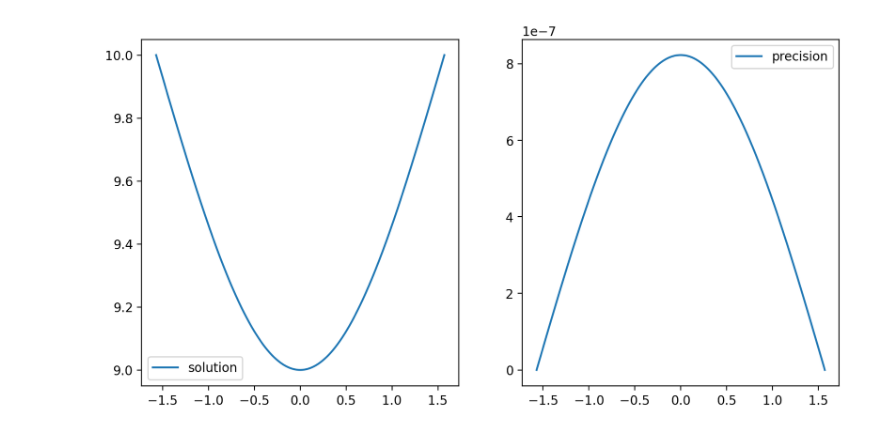
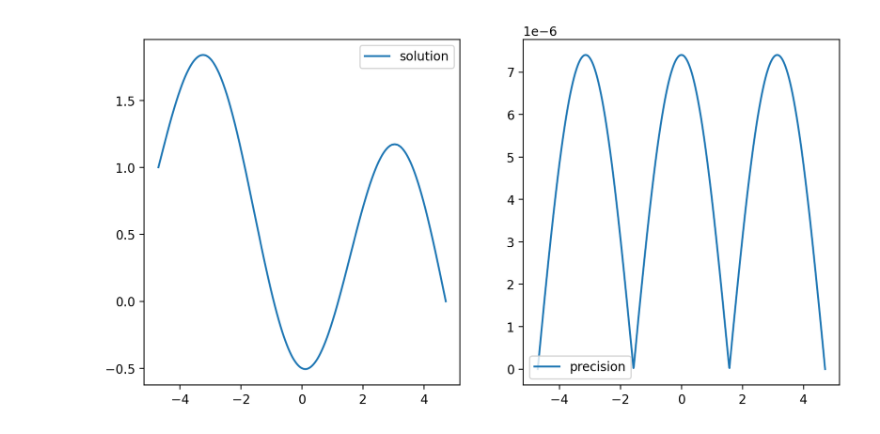
Before and after one commit to leavesinenglish/OVF, a Jupyter notebook: task_9/sweep_method.ipynb, the cells around one changed output. Drawn from its saved outputs; the diff is of its cells as text; code cells hidden in the pictures.

```diff
--- a/task_9/sweep_method.ipynb
+++ b/task_9/sweep_method.ipynb
@@ -15,9 +15,9 @@ class Equation:
         self.p = lambda x: 0.
         self.q = lambda x: 0.
         self.f = lambda x: np.cos(x)
-        self.a = -np.pi / 2
-        self.b = np.pi / 2
-        self.exact_solve = lambda x: (self.ct + self.dt) / 2 + x * (self.dt - self.ct) / np.pi - np.cos(x)
+        self.a = -3*np.pi / 2
+        self.b = 3*np.pi / 2
+        self.exact_solve = lambda x: - np.cos(x) + x * (np.cos(self.a)-np.cos(self.b)+self.ct-self.dt)/(self.a-self.b) + (self.a*(self.dt+np.cos(self.b))-self.b*(self.ct+np.cos(self.a)))/(self.a-self.b)
 # %%
 def alpha(equation, x_i, h):
     return 1.0 / (h ** 2) - equation.p(x_i) / (2.0 * h)
@@ -55,33 +55,33 @@ def sweep_method(equation, n: int):
     result[n] = y_n
     output.append((equation.a + n * h, y_n))
     for i in range(n, 0, -1):
         result[i - 1] = result[i] * epsilon[i - 1] + theta[i - 1]
         x_i = equation.a + (i - 1) * h
         output.append((x_i, result[i - 1]))
     return output
 
 
-def solve_equation(n=1000, ct=0, dt=0, a=-np.pi / 2, b=np.pi / 2):
+def solve_equation(n=1000, ct=0, dt=0, a=-3*np.pi / 2, b=3*np.pi / 2):
     equation = Equation()
     equation.a = a
     equation.b = b
     equation.ct = ct
     equation.dt = dt
     result = sweep_method(equation, n)
     x_dimension = list()
     y_dimension = list()
     error_list = list()
     for i in range(len(result)):
         x_dimension.append(result[i][0])
         y_dimension.append(result[i][1])
         error_list.append(np.abs(result[i][1] - equation.exact_solve(result[i][0])))
     fig, ax = plt.subplots(1, 2, figsize=(10, 5), dpi=200)
     ax[0].plot(x_dimension, y_dimension, label="solution")
     ax[0].legend()
     ax[1].plot(x_dimension, error_list, label="precision")
     ax[1].legend()
 
 
-solve_equation(1000, 10, 10)
+solve_equation(1000, 1, 0)
 # %% [output]
-[figure, old version]
+[figure, new version]
```
